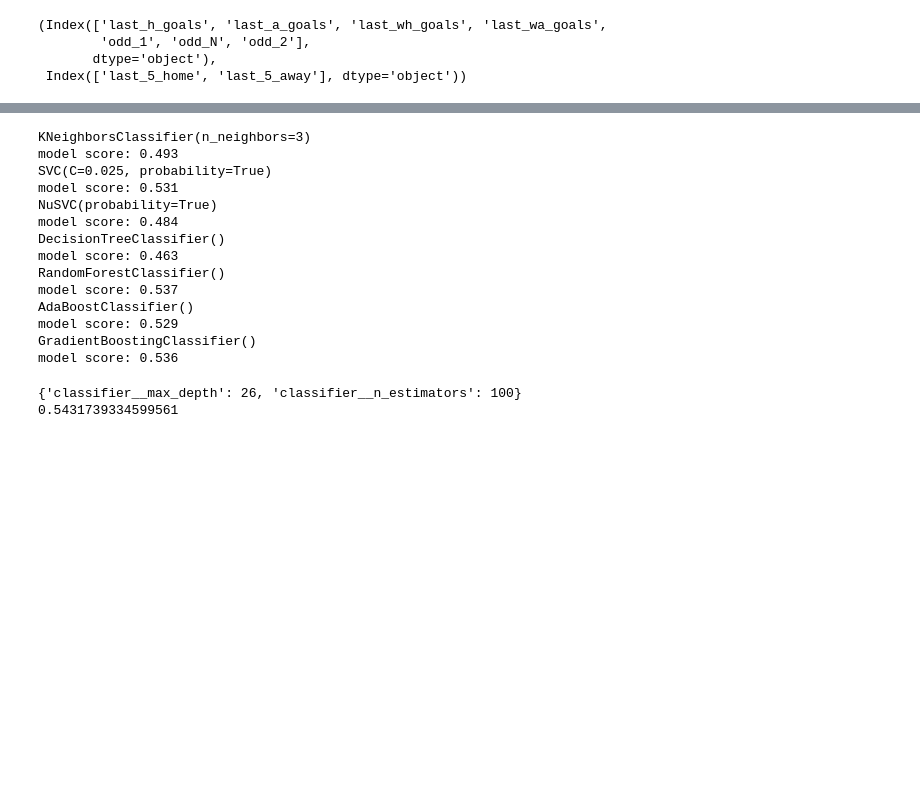
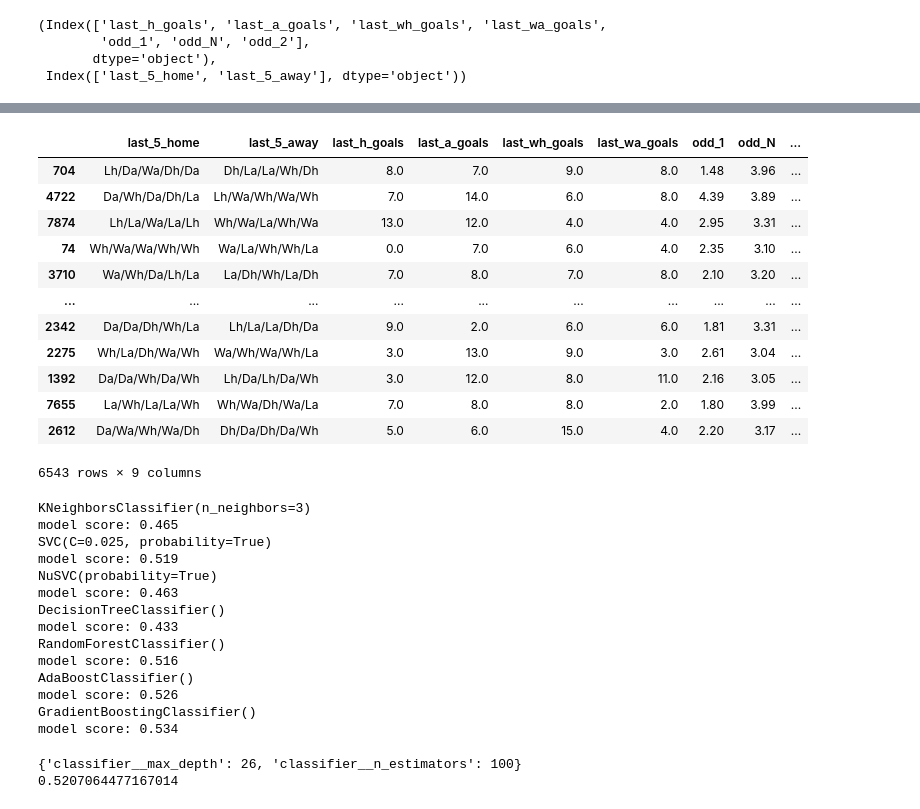
Before and after one commit to resquator/resquator.PL_estimator, a Jupyter notebook: notebooks/modeling/baseline.ipynb, the cells around one changed output, grey strips where cells are left out. Drawn from its saved outputs; the diff is of its cells as text; code cells hidden in the pictures; blank space fills up the shorter version.

```diff
--- a/notebooks/modeling/baseline.ipynb
+++ b/notebooks/modeling/baseline.ipynb
@@ -72,6 +129,8 @@ preprocessor = ColumnTransformer(
 # %%
 from sklearn.ensemble import RandomForestClassifier
-rf = Pipeline(steps=[('preprocessor', preprocessor),
+rf = Pipeline(steps=[ #('preprocessor', preprocessor),
+                    ('preprocessor', ComputeTrend()),
+                    ('scaler', StandardScaler()),
                       ('classifier', RandomForestClassifier())])
 # %%
 rf.fit(X_train, y_train)
@@ -95,4 +139,20 @@ Pipeline(steps=[('preprocessor',
                 ('classifier', RandomForestClassifier())])
+# %%
+X_train
+# %% [output]
+|  | last_5_home | last_5_away | last_h_goals | last_a_goals | last_wh_goals | last_wa_goals | odd_1 | odd_N | ... |
+| 704 | Lh/Da/Wa/Dh/Da | Dh/La/La/Wh/Dh | 8.0 | 7.0 | 9.0 | 8.0 | 1.48 | 3.96 | ... |
+| 4722 | Da/Wh/Da/Dh/La | Lh/Wa/Wh/Wa/Wh | 7.0 | 14.0 | 6.0 | 8.0 | 4.39 | 3.89 | ... |
+| 7874 | Lh/La/Wa/La/Lh | Wh/Wa/La/Wh/Wa | 13.0 | 12.0 | 4.0 | 4.0 | 2.95 | 3.31 | ... |
+| 74 | Wh/Wa/Wa/Wh/Wh | Wa/La/Wh/Wh/La | 0.0 | 7.0 | 6.0 | 4.0 | 2.35 | 3.10 | ... |
+| 3710 | Wa/Wh/Da/Lh/La | La/Dh/Wh/La/Dh | 7.0 | 8.0 | 7.0 | 8.0 | 2.10 | 3.20 | ... |
+| ... | ... | ... | ... | ... | ... | ... | ... | ... | ... |
+| 2342 | Da/Da/Dh/Wh/La | Lh/La/La/Dh/Da | 9.0 | 2.0 | 6.0 | 6.0 | 1.81 | 3.31 | ... |
+| 2275 | Wh/La/Dh/Wa/Wh | Wa/Wh/Wa/Wh/La | 3.0 | 13.0 | 9.0 | 3.0 | 2.61 | 3.04 | ... |
+| 1392 | Da/Da/Wh/Da/Wh | Lh/Da/Lh/Da/Wh | 3.0 | 12.0 | 8.0 | 11.0 | 2.16 | 3.05 | ... |
+| 7655 | La/Wh/La/La/Wh | Wh/Wa/Dh/Wa/La | 7.0 | 8.0 | 8.0 | 2.0 | 1.80 | 3.99 | ... |
+| 2612 | Da/Wa/Wh/Wa/Dh | Dh/Da/Dh/Da/Wh | 5.0 | 6.0 | 15.0 | 4.0 | 2.20 | 3.17 | ... |
+6543 rows × 9 columns
 # %%
 y_pred = rf.predict(X_test)
 # %%
@@ -113,33 +173,35 @@ classifiers = [
     GradientBoostingClassifier()
     ]
 for classifier in classifiers:
-    pipe = Pipeline(steps=[('preprocessor', preprocessor),
+    pipe = Pipeline(steps=[('preprocessor', ComputeTrend()),
+                    ('scaler', StandardScaler()),
                       ('classifier', classifier)])
     pipe.fit(X_train, y_train)
     print(classifier)
     print("model score: %.3f" % pipe.score(X_test, y_test))
 # %% [output]
 KNeighborsClassifier(n_neighbors=3)
-model score: 0.493
+model score: 0.465
 SVC(C=0.025, probability=True)
-model score: 0.531
+model score: 0.519
 NuSVC(probability=True)
-model score: 0.484
+model score: 0.463
 DecisionTreeClassifier()
-model score: 0.463
+model score: 0.433
 RandomForestClassifier()
-model score: 0.537
+model score: 0.516
 AdaBoostClassifier()
-model score: 0.529
+model score: 0.526
 GradientBoostingClassifier()
-model score: 0.536
+model score: 0.534
 # %%
 param_grid = {
     'classifier__n_estimators': [100],
     'classifier__max_depth' : [26,28,22]}
 
 clf = RandomForestClassifier()
-pipe = Pipeline(steps=[('preprocessor', preprocessor),
+pipe = Pipeline(steps=[('preprocessor', ComputeTrend()),
+                    ('scaler', StandardScaler()),
                     ('classifier', clf)])
 from sklearn.model_selection import GridSearchCV
 CV = GridSearchCV(pipe, param_grid, n_jobs= 1)
@@ -149,7 +211,7 @@ print(CV.best_params_)
 print(CV.best_score_)
 # %% [output]
 {'classifier__max_depth': 26, 'classifier__n_estimators': 100}
-0.5431739334599561
+0.5207064477167014
 # %%
 row = data.sample(1).drop('winner',axis=1)
 
```
Also changed, not shown: parts of 12 cells of this notebook, 7 other files.
